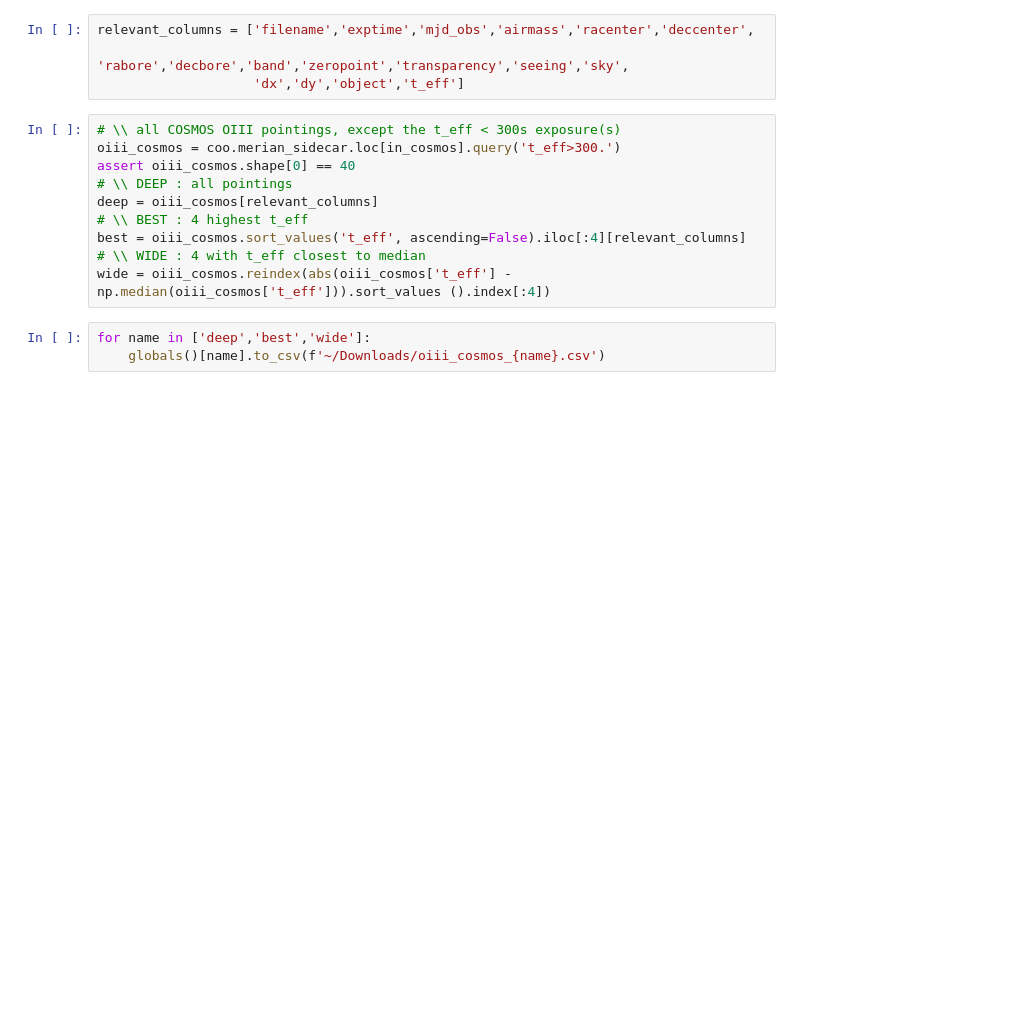
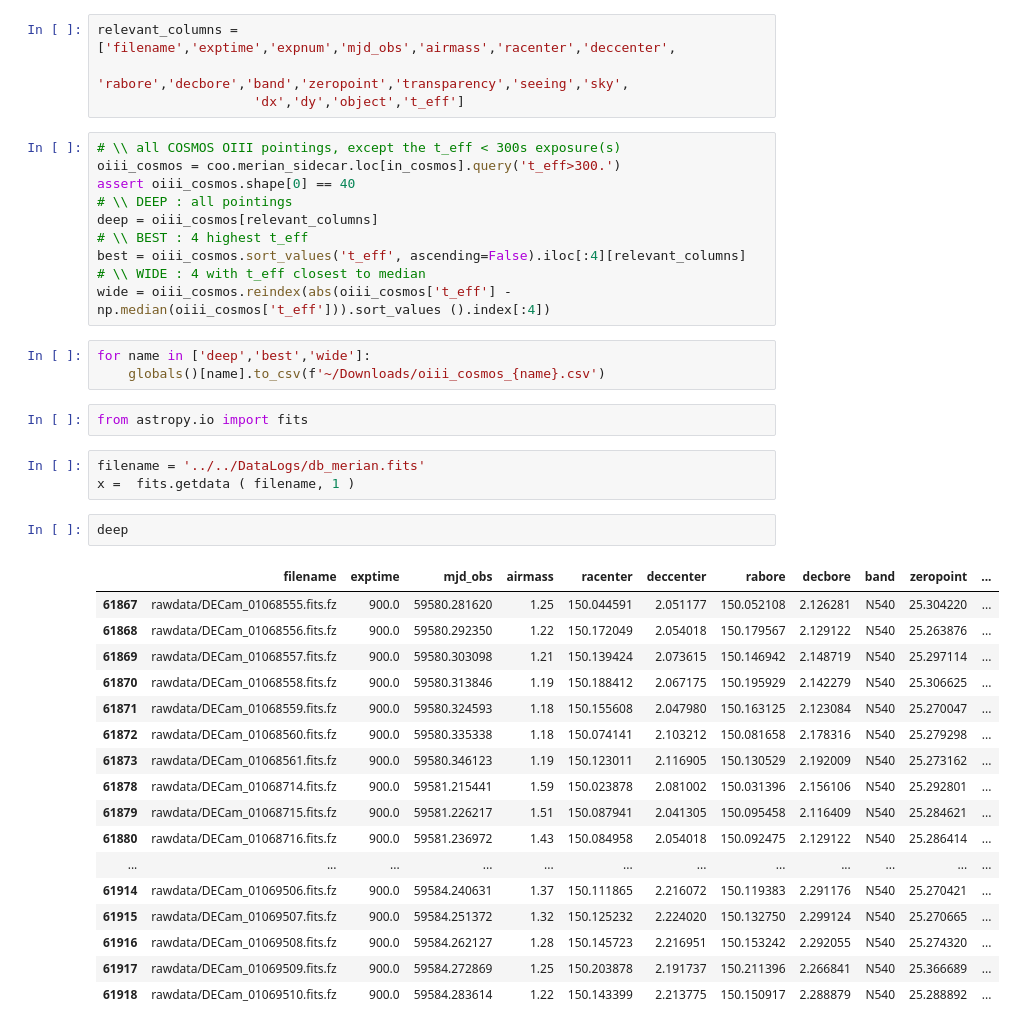
Before and after one commit to MerianSurvey/skipper, a Jupyter notebook: notebooks/Find_OIII_COSMOS_Stacks.ipynb, the cells around one changed output. Drawn from its saved outputs; the diff is of its cells as text; blank space fills up the shorter version.

```diff
--- a/notebooks/Find_OIII_COSMOS_Stacks.ipynb
+++ b/notebooks/Find_OIII_COSMOS_Stacks.ipynb
@@ -16,7 +16,7 @@ coo = observe.CopilotOutput ( '../../DataLogs/db_merian.fits', oiii_pointings, s
 # %%
 in_cosmos = coo.merian_sidecar.apply(lambda x: 'COSMOS' in x['object'], axis=1 )
 # %%
-relevant_columns = ['filename','exptime','mjd_obs','airmass','racenter','deccenter',
+relevant_columns = ['filename','exptime','expnum','mjd_obs','airmass','racenter','deccenter',
                     'rabore','decbore','band','zeropoint','transparency','seeing','sky',
                     'dx','dy','object','t_eff']
 # %%
@@ -32,3 +32,28 @@ wide = oiii_cosmos.reindex(abs(oiii_cosmos['t_eff'] - np.median(oiii_cosmos['t_e
 # %%
 for name in ['deep','best','wide']:
     globals()[name].to_csv(f'~/Downloads/oiii_cosmos_{name}.csv')
+# %%
+from astropy.io import fits
+# %%
+filename = '../../DataLogs/db_merian.fits'
+x =  fits.getdata ( filename, 1 )
+# %%
+deep
+# %% [output]
+|  | filename | exptime | mjd_obs | airmass | racenter | deccenter | rabore | decbore | band | zeropoint | ... |
+| 61867 | rawdata/DECam_01068555.fits.fz | 900.0 | 59580.281620 | 1.25 | 150.044591 | 2.051177 | 150.052108 | 2.126281 | N540 | 25.304220 | ... |
+| 61868 | rawdata/DECam_01068556.fits.fz | 900.0 | 59580.292350 | 1.22 | 150.172049 | 2.054018 | 150.179567 | 2.129122 | N540 | 25.263876 | ... |
+| 61869 | rawdata/DECam_01068557.fits.fz | 900.0 | 59580.303098 | 1.21 | 150.139424 | 2.073615 | 150.146942 | 2.148719 | N540 | 25.297114 | ... |
+| 61870 | rawdata/DECam_01068558.fits.fz | 900.0 | 59580.313846 | 1.19 | 150.188412 | 2.067175 | 150.195929 | 2.142279 | N540 | 25.306625 | ... |
+| 61871 | rawdata/DECam_01068559.fits.fz | 900.0 | 59580.324593 | 1.18 | 150.155608 | 2.047980 | 150.163125 | 2.123084 | N540 | 25.270047 | ... |
+| 61872 | rawdata/DECam_01068560.fits.fz | 900.0 | 59580.335338 | 1.18 | 150.074141 | 2.103212 | 150.081658 | 2.178316 | N540 | 25.279298 | ... |
+| 61873 | rawdata/DECam_01068561.fits.fz | 900.0 | 59580.346123 | 1.19 | 150.123011 | 2.116905 | 150.130529 | 2.192009 | N540 | 25.273162 | ... |
+| 61878 | rawdata/DECam_01068714.fits.fz | 900.0 | 59581.215441 | 1.59 | 150.023878 | 2.081002 | 150.031396 | 2.156106 | N540 | 25.292801 | ... |
+| 61879 | rawdata/DECam_01068715.fits.fz | 900.0 | 59581.226217 | 1.51 | 150.087941 | 2.041305 | 150.095458 | 2.116409 | N540 | 25.284621 | ... |
+| 61880 | rawdata/DECam_01068716.fits.fz | 900.0 | 59581.236972 | 1.43 | 150.084958 | 2.054018 | 150.092475 | 2.129122 | N540 | 25.286414 | ... |
+| ... | ... | ... | ... | ... | ... | ... | ... | ... | ... | ... | ... |
+| 61914 | rawdata/DECam_01069506.fits.fz | 900.0 | 59584.240631 | 1.37 | 150.111865 | 2.216072 | 150.119383 | 2.291176 | N540 | 25.270421 | ... |
+| 61915 | rawdata/DECam_01069507.fits.fz | 900.0 | 59584.251372 | 1.32 | 150.125232 | 2.224020 | 150.132750 | 2.299124 | N540 | 25.270665 | ... |
+| 61916 | rawdata/DECam_01069508.fits.fz | 900.0 | 59584.262127 | 1.28 | 150.145723 | 2.216951 | 150.153242 | 2.292055 | N540 | 25.274320 | ... |
+| 61917 | rawdata/DECam_01069509.fits.fz | 900.0 | 59584.272869 | 1.25 | 150.203878 | 2.191737 | 150.211396 | 2.266841 | N540 | 25.366689 | ... |
+| 61918 | rawdata/DECam_01069510.fits.fz | 900.0 | 59584.283614 | 1.22 | 150.143399 | 2.213775 | 150.150917 | 2.288879 | N540 | 25.288892 | ... |
```
Also changed, not shown: parts of 1 cell of this notebook.
